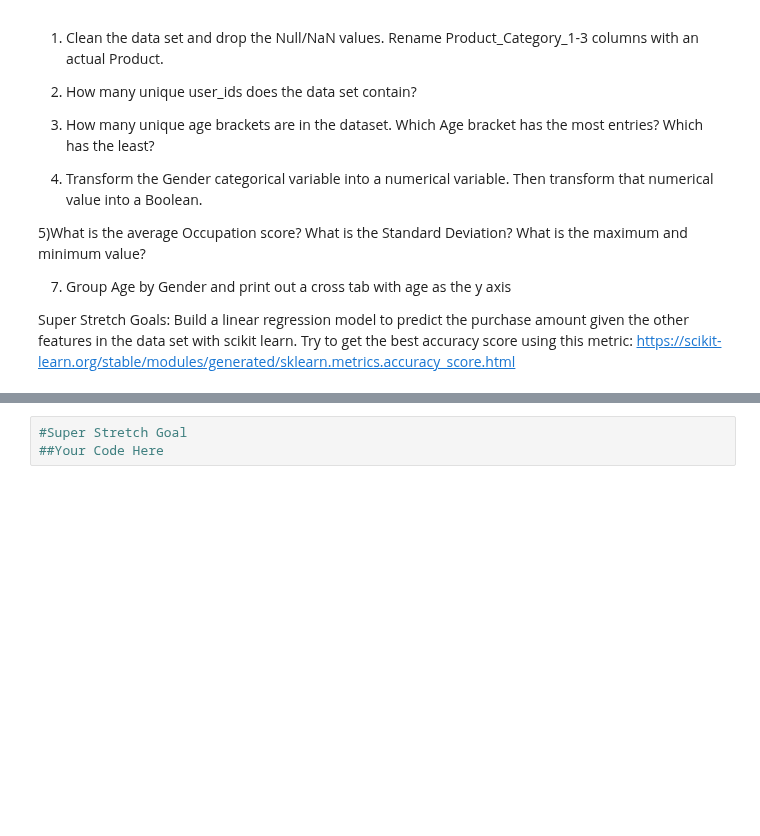
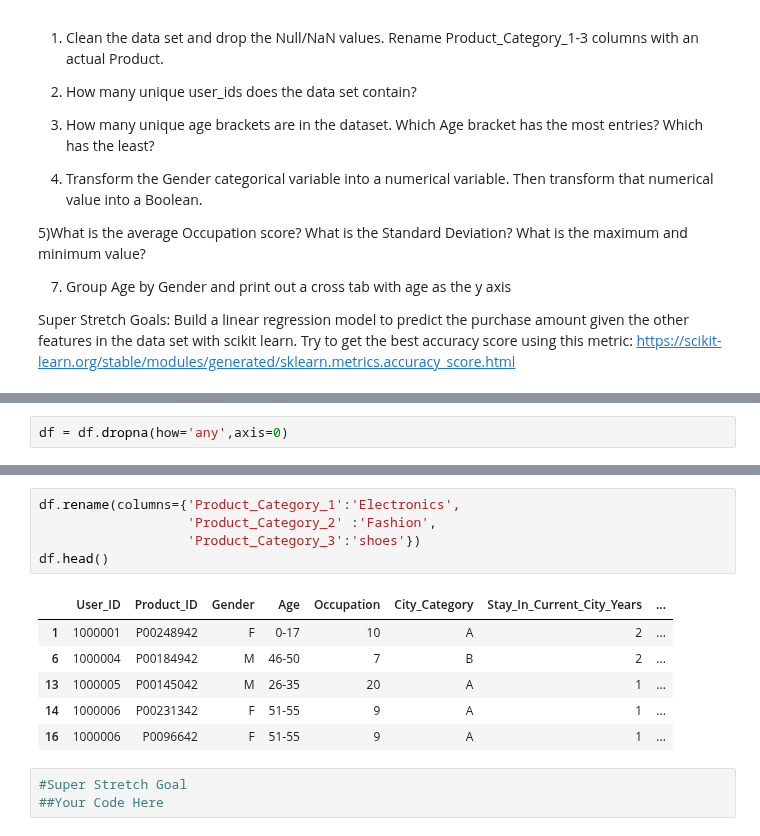
Before and after one commit to bloominstituteoftechnology/DS-Unit-1-Sprint-1-Dealing-With-Data, a Jupyter notebook: Practice_assignment_1.ipynb, the cells around one changed output, grey strips where cells are left out. Cells and saved outputs as stored; diff of their text form; blank space fills up the shorter version.

```diff
--- a/Practice_assignment_1.ipynb
+++ b/Practice_assignment_1.ipynb
@@ -60,0 +140,2 @@ Build a linear regression model to predict the purchase amount given the other f
+# %%
+df = df.dropna(how='any',axis=0)
@@ -61,3 +158,15 @@ Build a linear regression model to predict the purchase amount given the other f
+# %%
+df.rename(columns={'Product_Category_1':'Electronics',
+                   'Product_Category_2' :'Fashion',
+                   'Product_Category_3':'shoes'})
+df.head()
+# %% [output]
+|  | User_ID | Product_ID | Gender | Age | Occupation | City_Category | Stay_In_Current_City_Years | ... |
+| 1 | 1000001 | P00248942 | F | 0-17 | 10 | A | 2 | ... |
+| 6 | 1000004 | P00184942 | M | 46-50 | 7 | B | 2 | ... |
+| 13 | 1000005 | P00145042 | M | 26-35 | 20 | A | 1 | ... |
+| 14 | 1000006 | P00231342 | F | 51-55 | 9 | A | 1 | ... |
+| 16 | 1000006 | P0096642 | F | 51-55 | 9 | A | 1 | ... |
 # %%
 #Super Stretch Goal
 ##Your Code Here
```
Also changed, not shown: parts of 9 cells of this notebook.
